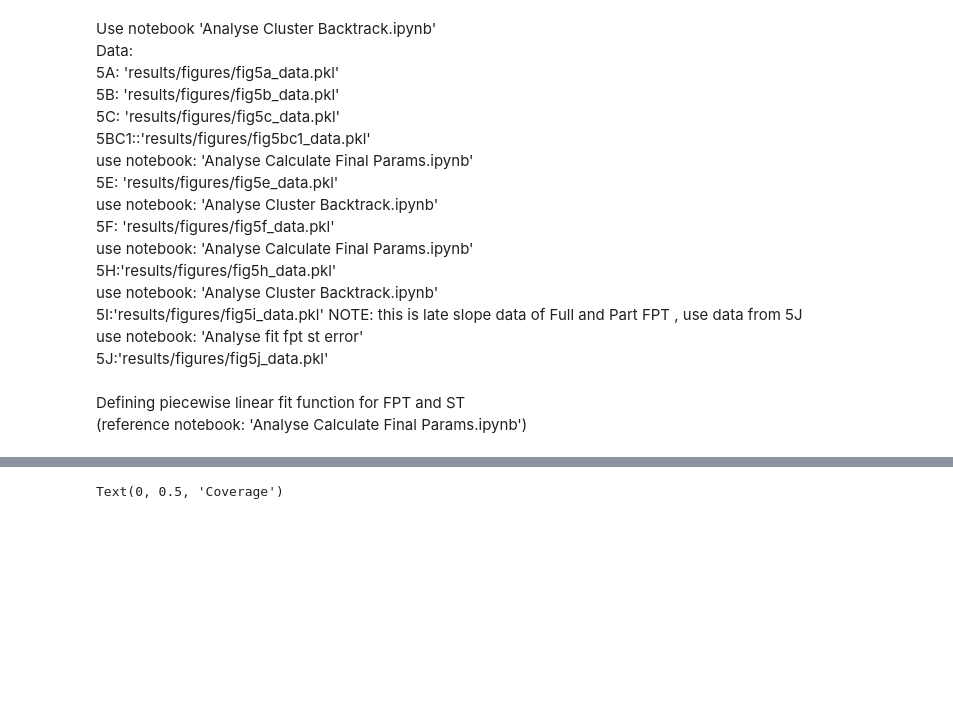
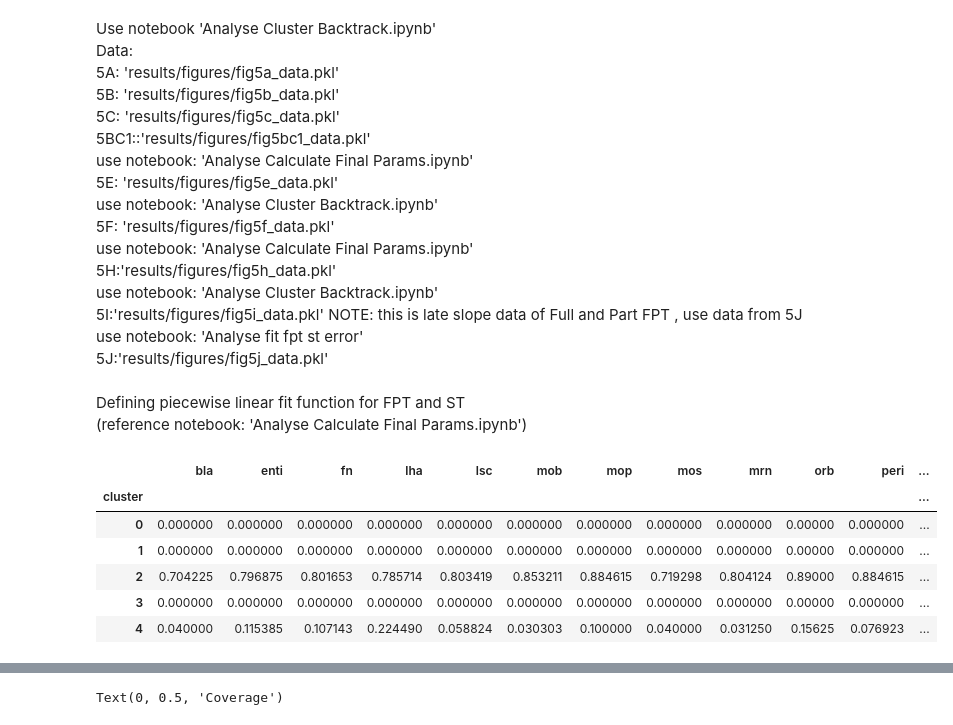
Before and after one commit to csndl-iitd/srg-tes-epilepsy-models, a Jupyter notebook: analysis/notebooks/Analyse fig_March_26.ipynb, the cells around one changed output, grey strips where cells are left out. Drawn from its saved outputs; the diff is of its cells as text; code cells hidden in the pictures; blank space fills up the shorter version.

```diff
--- a/analysis/notebooks/Analyse fig_March_26.ipynb
+++ b/analysis/notebooks/Analyse fig_March_26.ipynb
@@ -1282,3 +1282,13 @@ def fit_st_fpt(data):
     # Predict
     y_hat = my_pwlf.predict(x)
     return {'x':x,'y':y,'y_hat':y_hat}
+# %%
+data_a.drop()
+# %% [output]
+|  | bla | enti | fn | lha | lsc | mob | mop | mos | mrn | orb | peri | ... |
+| cluster |  |  |  |  |  |  |  |  |  |  |  | ... |
+| 0 | 0.000000 | 0.000000 | 0.000000 | 0.000000 | 0.000000 | 0.000000 | 0.000000 | 0.000000 | 0.000000 | 0.00000 | 0.000000 | ... |
+| 1 | 0.000000 | 0.000000 | 0.000000 | 0.000000 | 0.000000 | 0.000000 | 0.000000 | 0.000000 | 0.000000 | 0.00000 | 0.000000 | ... |
+| 2 | 0.704225 | 0.796875 | 0.801653 | 0.785714 | 0.803419 | 0.853211 | 0.884615 | 0.719298 | 0.804124 | 0.89000 | 0.884615 | ... |
+| 3 | 0.000000 | 0.000000 | 0.000000 | 0.000000 | 0.000000 | 0.000000 | 0.000000 | 0.000000 | 0.000000 | 0.00000 | 0.000000 | ... |
+| 4 | 0.040000 | 0.115385 | 0.107143 | 0.224490 | 0.058824 | 0.030303 | 0.100000 | 0.040000 | 0.031250 | 0.15625 | 0.076923 | ... |
```
Also changed, not shown: parts of 9 cells of this notebook, 1 other file.
